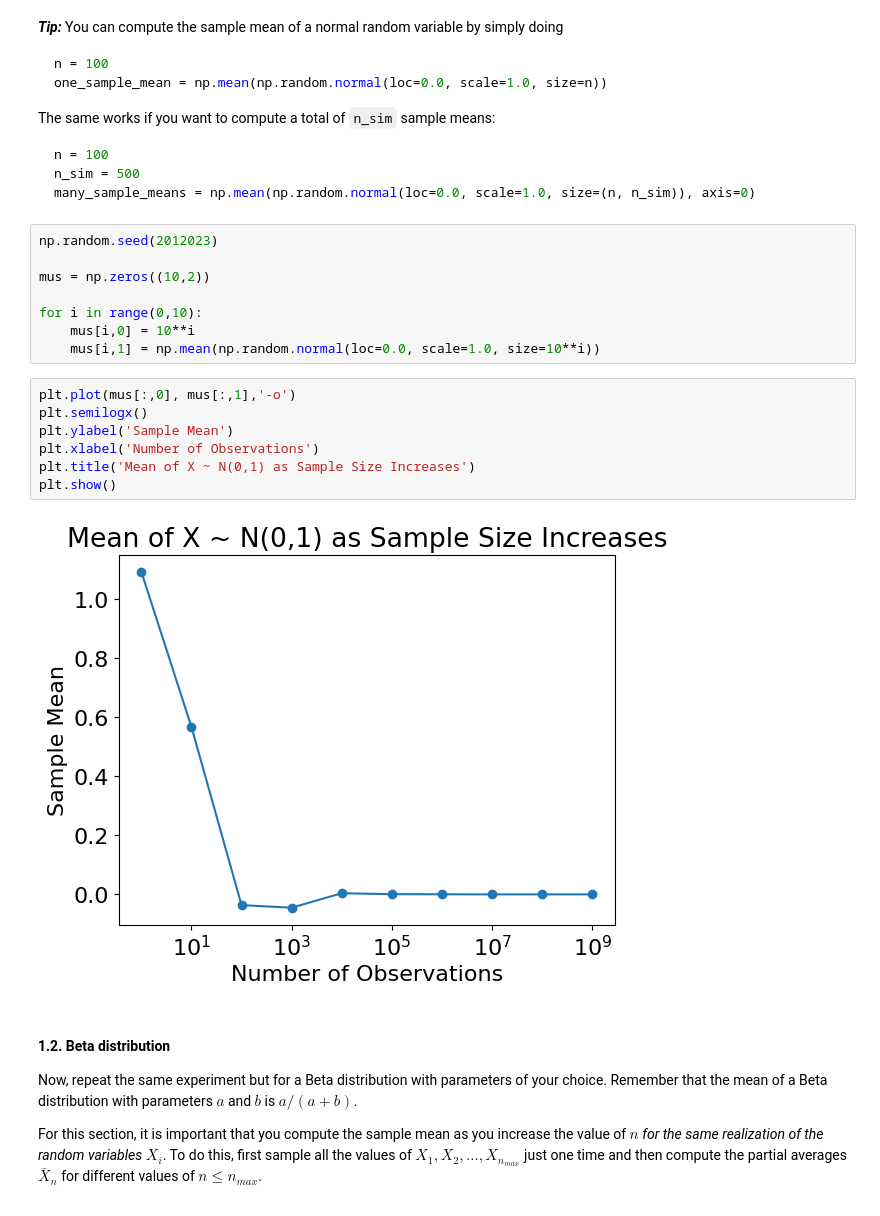
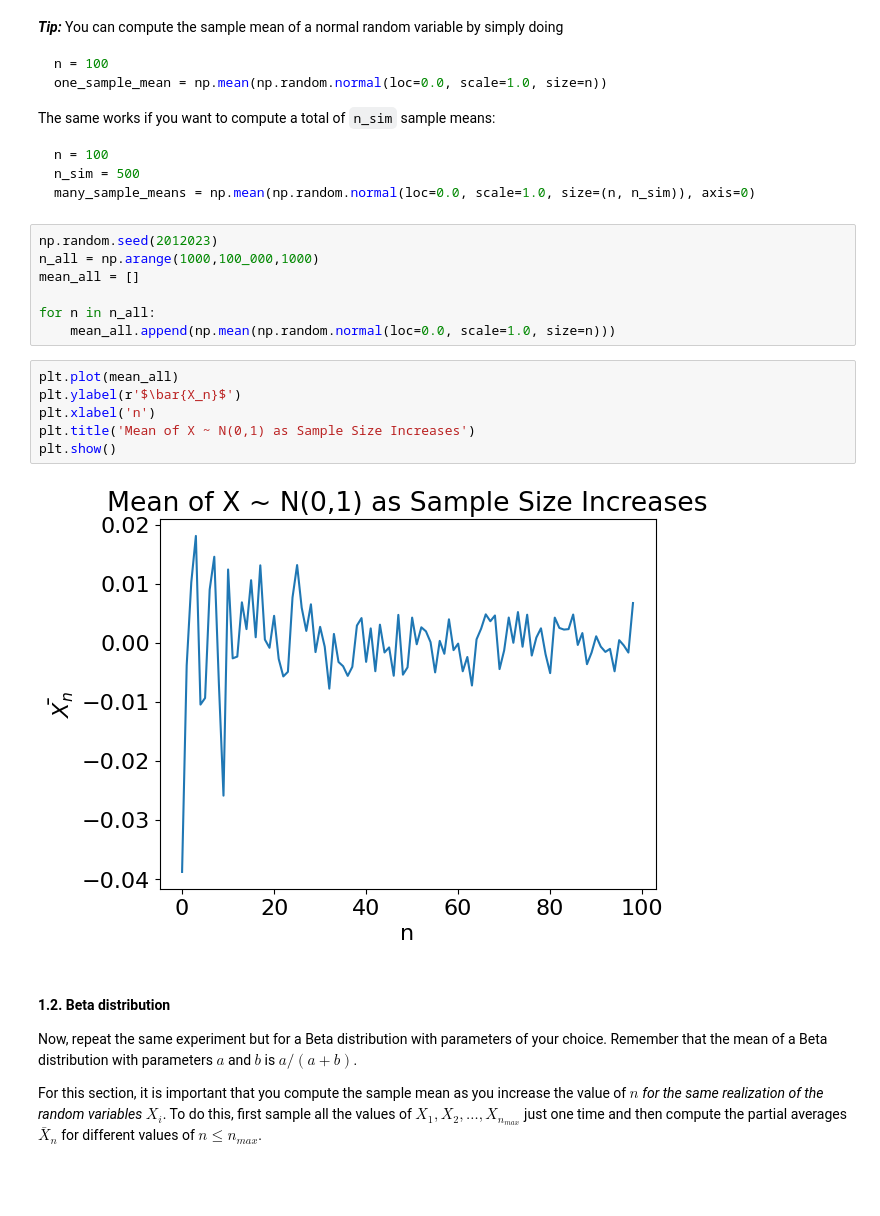
Before and after one commit to UCB-stat-201a-fall23/project02-SorenRajani, a Jupyter notebook: Project02-Concentration.ipynb, the cells around one changed output. Drawn from its saved outputs; the diff is of its cells as text; blank space fills up the shorter version.

````diff
--- a/Project02-Concentration.ipynb
+++ b/Project02-Concentration.ipynb
@@ -52,21 +52,19 @@ many_sample_means = np.mean(np.random.normal(loc=0.0, scale=1.0, size=(n, n_sim)
 ```
 # %%
 np.random.seed(2012023)
+n_all = np.arange(1000,100_000,1000)
+mean_all = []
 
-mus = np.zeros((10,2))
-
-for i in range(0,10):
-    mus[i,0] = 10**i
-    mus[i,1] = np.mean(np.random.normal(loc=0.0, scale=1.0, size=10**i))
+for n in n_all:
+    mean_all.append(np.mean(np.random.normal(loc=0.0, scale=1.0, size=n)))
 # %%
-plt.plot(mus[:,0], mus[:,1],'-o')
-plt.semilogx()
-plt.ylabel('Sample Mean')
-plt.xlabel('Number of Observations')
+plt.plot(mean_all)
+plt.ylabel(r'$\bar{X_n}$')
+plt.xlabel('n')
 plt.title('Mean of X ~ N(0,1) as Sample Size Increases')
 plt.show()
 # %% [output]
-[figure, old version]
+[figure, new version]
 # %% [markdown]
 #### 1.2. Beta distribution
 
````
